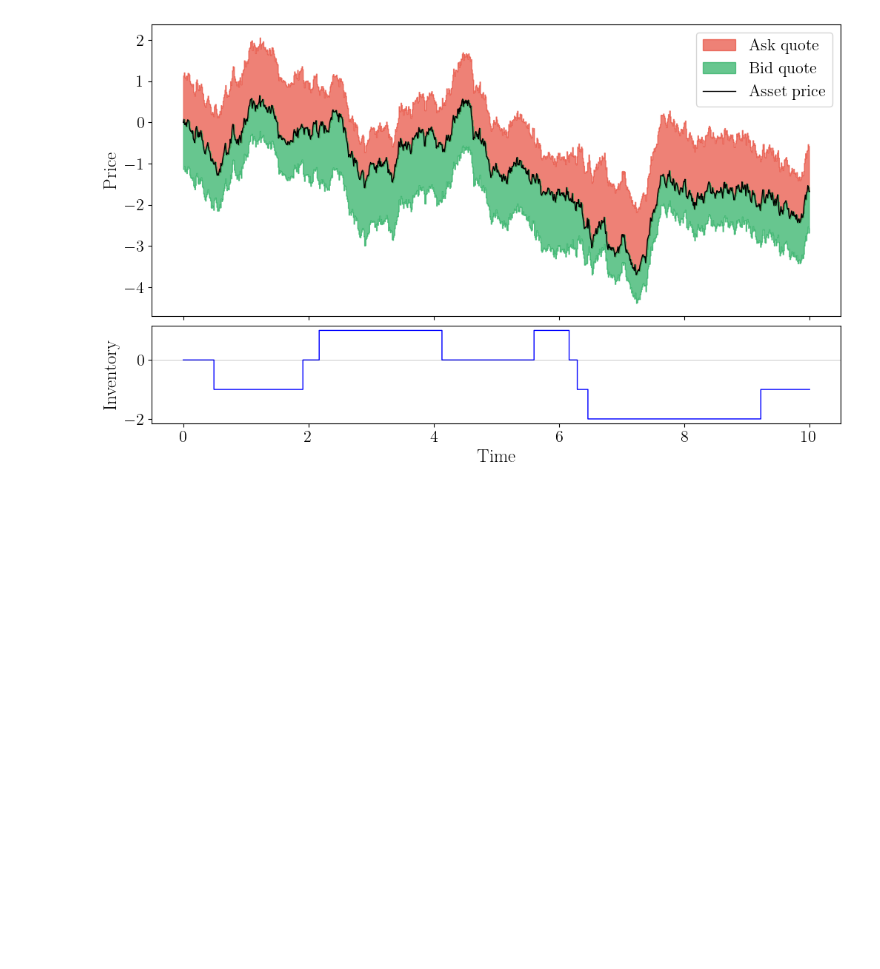
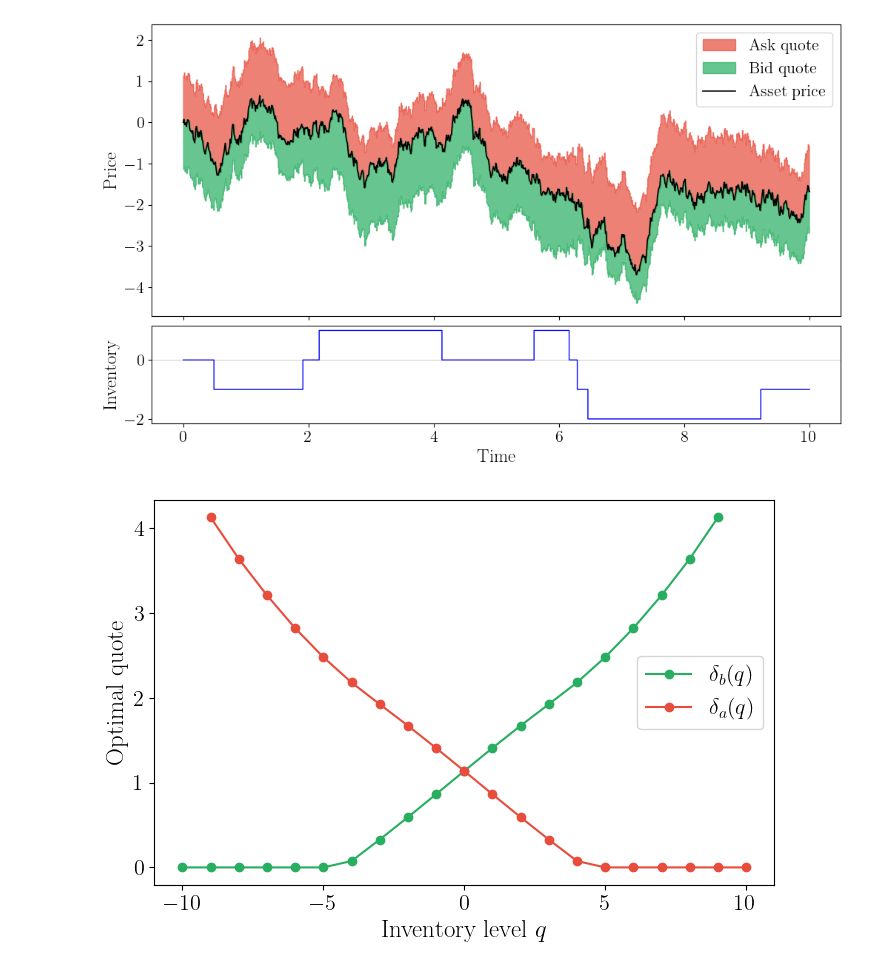
Before and after one commit to Marshhall/Market_Making, a Jupyter notebook: continuous_time.ipynb, the cells around one changed output. Drawn from its saved outputs; the diff is of its cells as text; code cells hidden in the pictures; blank space fills up the shorter version.

Commit message:
New plots

```diff
--- a/continuous_time.ipynb
+++ b/continuous_time.ipynb
@@ -349,3 +349,19 @@ plt.savefig("Plots/ct_optimal_quotes.pdf", dpi=1200, bbox_inches="tight", pad_in
 plt.show()
 # %% [output]
 [figure]
+# %%
+# see how optimal quotes evolve with inventory level at t=0
+q_range = np.arange(-Q, Q + 1, dtype=int)
+delta_b_0 = delta_b_table[0, q_to_idx(q_range)]
+delta_a_0 = delta_a_table[0, q_to_idx(q_range)]
+plt.figure(figsize=(8, 5))
+plt.plot(q_range, delta_b_0, marker="o", color=BID_COLOR, label=r"$\delta_b(q)$")
+plt.plot(q_range, delta_a_0, marker="o", color=ASK_COLOR, label=r"$\delta_a(q)$")
+plt.xlabel("Inventory level $q$")
+plt.ylabel("Optimal quote")
+plt.legend()
+plt.xticks(q_range[::5])
+plt.savefig("Plots/ct_optimal_quotes_vs_inventory.pdf", dpi=1200, bbox_inches="tight", pad_inches=0.02)
+plt.show()
+# %% [output]
+[figure, added]
```
Also changed, not shown: parts of 1 cell of this notebook, 2 other files.
